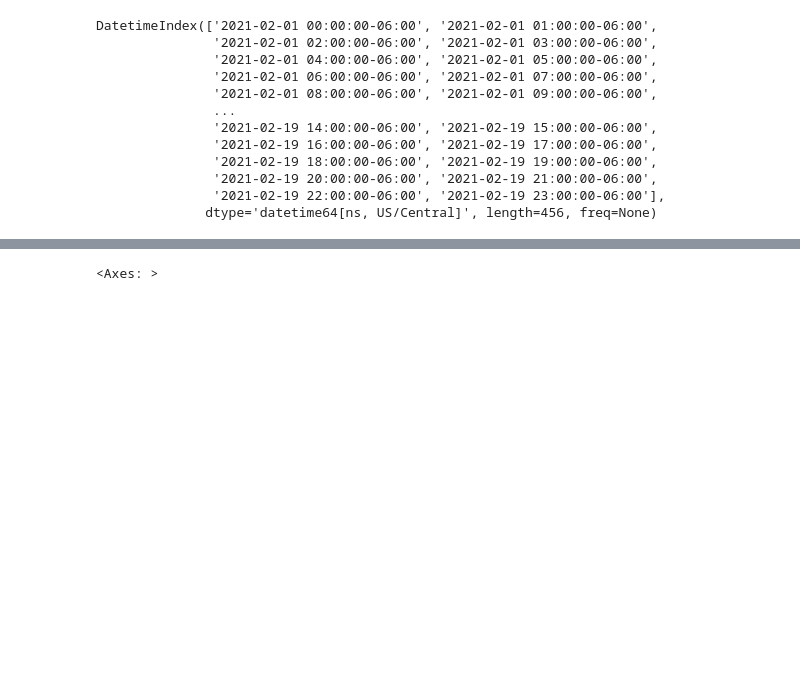
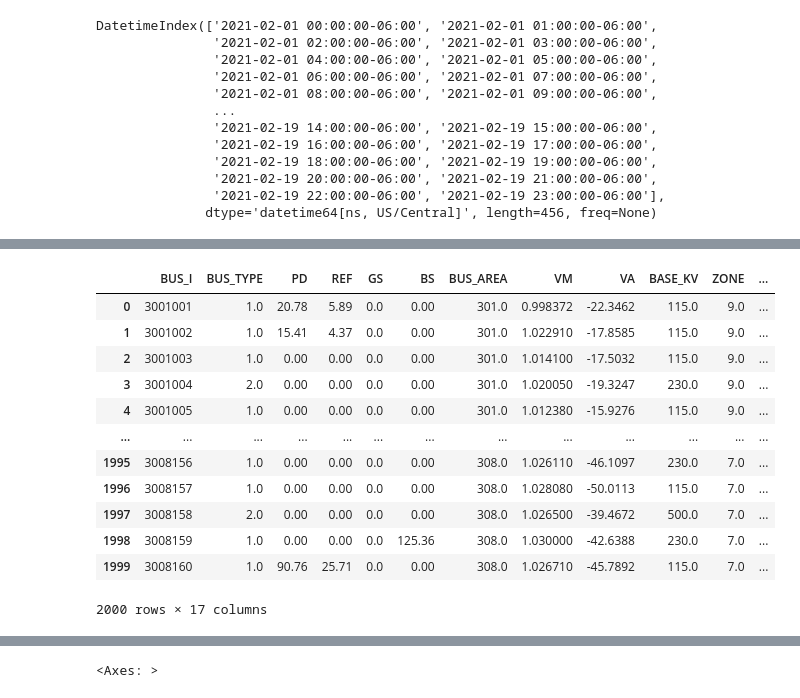
Before and after one commit to samgdotson/energy-lab, a Jupyter notebook: 2021-TX-Power-Outage/notebooks/code-replicate.ipynb, the cells around one changed output, grey strips where cells are left out. Cells and saved outputs as stored; diff of their text form; code cells hidden in the pictures; blank space fills up the shorter version.

```diff
--- a/2021-TX-Power-Outage/notebooks/code-replicate.ipynb
+++ b/2021-TX-Power-Outage/notebooks/code-replicate.ipynb
@@ -182,0 +160,27 @@ DatetimeIndex(['2021-02-01 00:00:00-06:00', '2021-02-01 01:00:00-06:00',
+# %%
+header_map = {
+pypower.idx_bus.BASE_KV:'BASE_KV',
+pypower.idx_bus.BS:'BS',
+pypower.idx_bus.BUS_AREA:'BUS_AREA',
+pypower.idx_bus.BUS_I:'BUS_I',
+pypower.idx_bus.BUS_TYPE:'BUS_TYPE',
+pypower.idx_bus.GS:'GS',
+pypower.idx_bus.LAM_P:'LAM_P',
+pypower.idx_bus.LAM_Q:'LAM_Q',
+pypower.idx_bus.MU_VMAX:'MU_VMAX',
+pypower.idx_bus.MU_VMIN:'MU_VMIN',
+# pypower.idx_bus.NONE:'NONE',
+pypower.idx_bus.PD:'PD',
+# pypower.idx_bus.PQ:'PQ',
+# pypower.idx_bus.PV:'PV',
+# pypower.idx_bus.QD:'QD',
+pypower.idx_bus.REF:'REF',
+pypower.idx_bus.VA:'VA',
+pypower.idx_bus.VM:'VM',
+pypower.idx_bus.VMAX:'VMAX',
+pypower.idx_bus.VMIN:'VMIN',
+pypower.idx_bus.ZONE:'ZONE'
+}
+# %%
+mpc_bus_df = pd.DataFrame(mpc['bus']).rename(columns=header_map)
+mpc_bus_df['BUS_I'] = mpc_bus_df['BUS_I'].astype(int)
@@ -182,0 +203,16 @@ DatetimeIndex(['2021-02-01 00:00:00-06:00', '2021-02-01 01:00:00-06:00',
+# %%
+mpc_bus_df
+# %% [output]
+|  | BUS_I | BUS_TYPE | PD | REF | GS | BS | BUS_AREA | VM | VA | BASE_KV | ZONE | ... |
+| 0 | 3001001 | 1.0 | 20.78 | 5.89 | 0.0 | 0.00 | 301.0 | 0.998372 | -22.3462 | 115.0 | 9.0 | ... |
+| 1 | 3001002 | 1.0 | 15.41 | 4.37 | 0.0 | 0.00 | 301.0 | 1.022910 | -17.8585 | 115.0 | 9.0 | ... |
+| 2 | 3001003 | 1.0 | 0.00 | 0.00 | 0.0 | 0.00 | 301.0 | 1.014100 | -17.5032 | 115.0 | 9.0 | ... |
+| 3 | 3001004 | 2.0 | 0.00 | 0.00 | 0.0 | 0.00 | 301.0 | 1.020050 | -19.3247 | 230.0 | 9.0 | ... |
+| 4 | 3001005 | 1.0 | 0.00 | 0.00 | 0.0 | 0.00 | 301.0 | 1.012380 | -15.9276 | 115.0 | 9.0 | ... |
+| ... | ... | ... | ... | ... | ... | ... | ... | ... | ... | ... | ... | ... |
+| 1995 | 3008156 | 1.0 | 0.00 | 0.00 | 0.0 | 0.00 | 308.0 | 1.026110 | -46.1097 | 230.0 | 7.0 | ... |
+| 1996 | 3008157 | 1.0 | 0.00 | 0.00 | 0.0 | 0.00 | 308.0 | 1.028080 | -50.0113 | 115.0 | 7.0 | ... |
+| 1997 | 3008158 | 2.0 | 0.00 | 0.00 | 0.0 | 0.00 | 308.0 | 1.026500 | -39.4672 | 500.0 | 7.0 | ... |
+| 1998 | 3008159 | 1.0 | 0.00 | 0.00 | 0.0 | 125.36 | 308.0 | 1.030000 | -42.6388 | 230.0 | 7.0 | ... |
+| 1999 | 3008160 | 1.0 | 90.76 | 25.71 | 0.0 | 0.00 | 308.0 | 1.026710 | -45.7892 | 115.0 | 7.0 | ... |
+2000 rows × 17 columns
```
Also changed, not shown: parts of 17 cells of this notebook.
